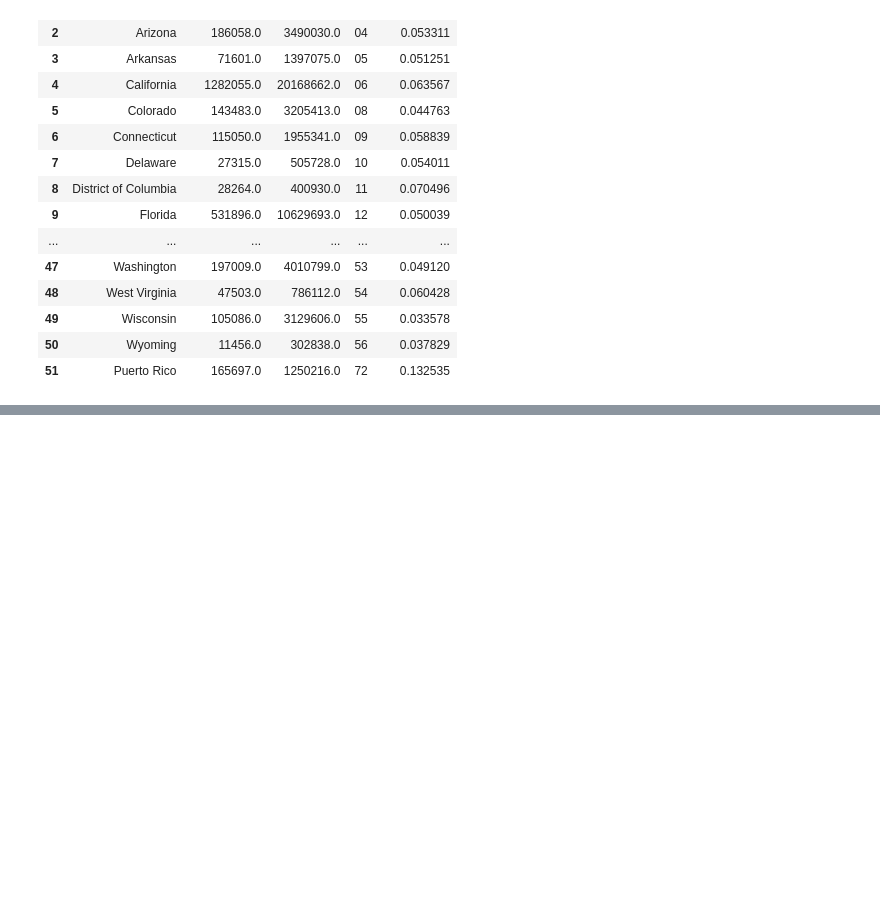
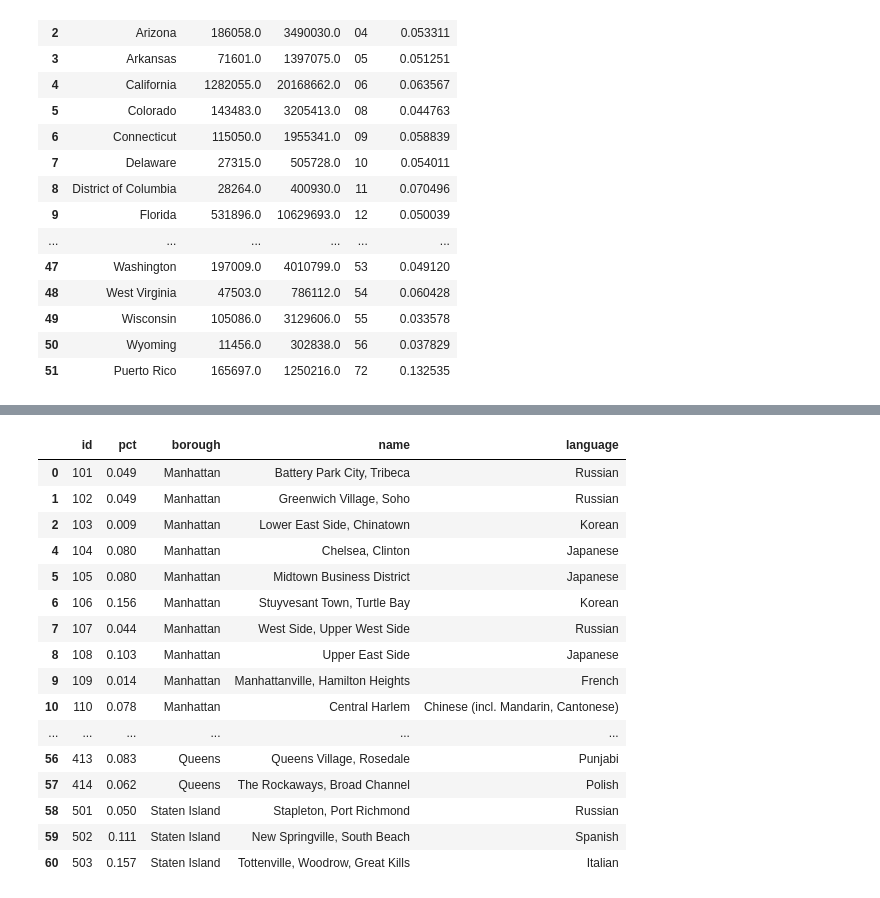
Before and after one commit to gmelmed/gmelmed.github.io, a Jupyter notebook: cc7_data.ipynb, the cells around one changed output, grey strips where cells are left out. Drawn from its saved outputs; the diff is of its cells as text; code cells hidden in the pictures; blank space fills up the shorter version.

Commit message:
change names

```diff
--- a/cc7_data.ipynb
+++ b/cc7_data.ipynb
@@ -147,0 +207,4 @@ df.to_csv('data/us_unemployment_rate.csv', index=False)
+# %%
+nyc_languages_df = pd.read_csv('data/nyc_languages.csv')
+
+nyc_languages_df
@@ -147,0 +233,6 @@ df.to_csv('data/us_unemployment_rate.csv', index=False)
+# %%
+nyc_languages_df = nyc_languages_df[['Borough', 'Borough Community District Code', 'Community District Name', 'Language', '% of LEP Population']]
+
+nyc_languages_df.columns = ['borough', 'id', 'name', 'language', 'pct']
+
+nyc_languages_df
@@ -147,0 +253,5 @@ df.to_csv('data/us_unemployment_rate.csv', index=False)
+# %%
+# divide the percentage by 100
+nyc_languages_df['pct'] = nyc_languages_df['pct'] / 100
+
+nyc_languages_df
@@ -147,0 +277,29 @@ df.to_csv('data/us_unemployment_rate.csv', index=False)
+# %%
+# Group by 'id' and find the third highest 'pct' value for each group
+third_highest_pct = nyc_languages_df.groupby('id')['pct'].nlargest(3).groupby(level=0).nth(2).reset_index()
+
+# add the 'borough', 'name', and 'language' columns
+third_highest_pct = third_highest_pct.merge(nyc_languages_df, on=['id', 'pct'], how='inner')
+
+# drop duplicates to ensure only one language is included in case of a tie
+third_highest_pct = third_highest_pct.drop_duplicates(subset=['id'])
+
+third_highest_pct
+# %% [output]
+|  | id | pct | borough | name | language |
+| 0 | 101 | 0.049 | Manhattan | Battery Park City, Tribeca | Russian |
+| 1 | 102 | 0.049 | Manhattan | Greenwich Village, Soho | Russian |
+| 2 | 103 | 0.009 | Manhattan | Lower East Side, Chinatown | Korean |
+| 4 | 104 | 0.080 | Manhattan | Chelsea, Clinton | Japanese |
+| 5 | 105 | 0.080 | Manhattan | Midtown Business District | Japanese |
+| 6 | 106 | 0.156 | Manhattan | Stuyvesant Town, Turtle Bay | Korean |
+| 7 | 107 | 0.044 | Manhattan | West Side, Upper West Side | Russian |
+| 8 | 108 | 0.103 | Manhattan | Upper East Side | Japanese |
+| 9 | 109 | 0.014 | Manhattan | Manhattanville, Hamilton Heights | French |
+| 10 | 110 | 0.078 | Manhattan | Central Harlem | Chinese (incl. Mandarin, Cantonese) |
+| ... | ... | ... | ... | ... | ... |
+| 56 | 413 | 0.083 | Queens | Queens Village, Rosedale | Punjabi |
+| 57 | 414 | 0.062 | Queens | The Rockaways, Broad Channel | Polish |
+| 58 | 501 | 0.050 | Staten Island | Stapleton, Port Richmond | Russian |
+| 59 | 502 | 0.111 | Staten Island | New Springville, South Beach | Spanish |
+| 60 | 503 | 0.157 | Staten Island | Tottenville, Woodrow, Great Kills | Italian |
```
Also changed, not shown: parts of 11 cells of this notebook, 1 other file.
